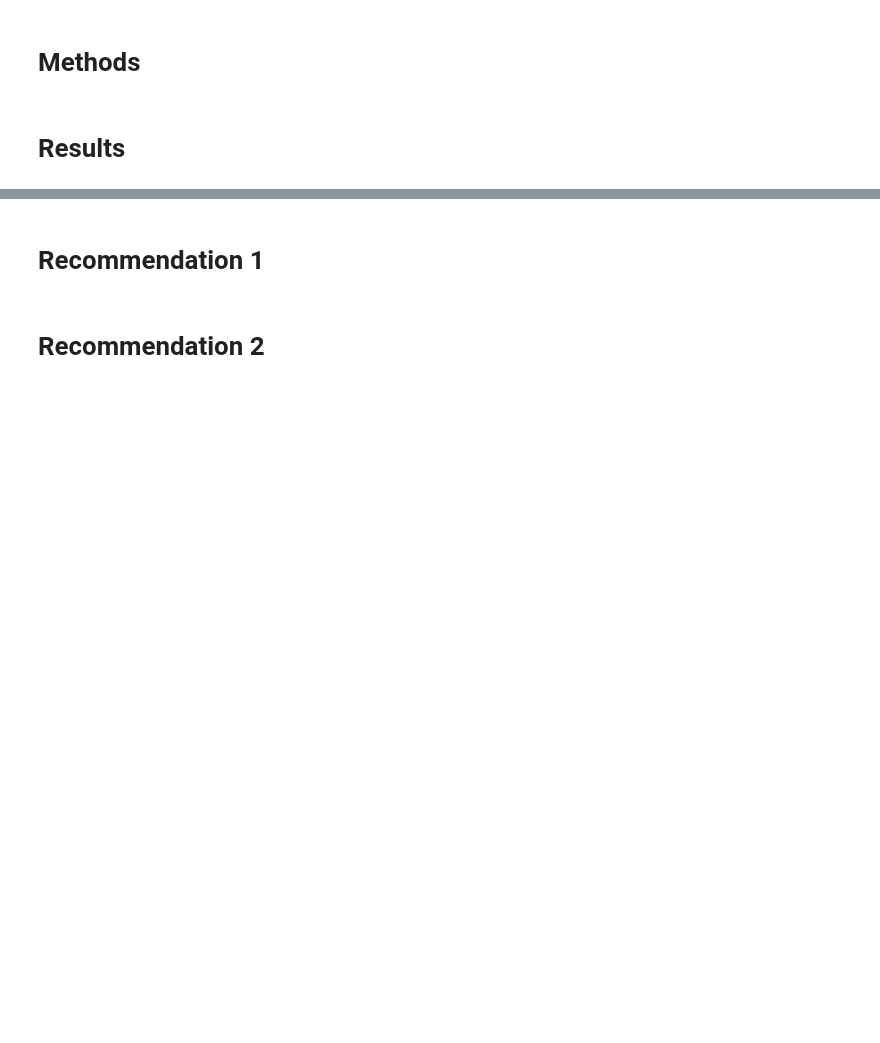
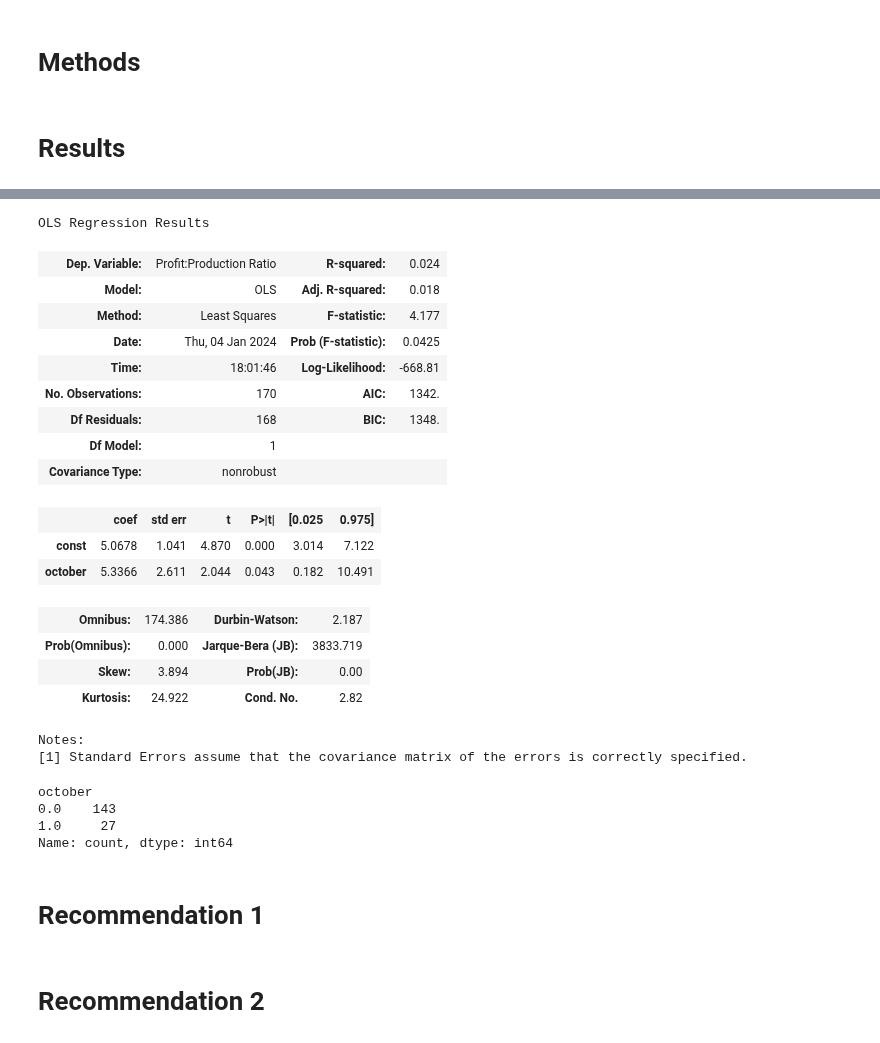
Before and after one commit to Keys2610/dsc-phase-2-project-v3, a Jupyter notebook: Final_Phase_2_Project_Notebook.ipynb, the cells around one changed output, grey strips where cells are left out. Cells and saved outputs as stored; diff of their text form; code cells hidden in the pictures; blank space fills up the shorter version.

```diff
--- a/Final_Phase_2_Project_Notebook.ipynb
+++ b/Final_Phase_2_Project_Notebook.ipynb
@@ -87,0 +142,35 @@ final_merge_df.info()
+# %%
+list_to_drop_from_reg = ['date_month', 'Worldwide Gross:Production Ratio','Spring', 'Summer', 'Fall', 'Winter','30 min','1 hour','1.5 hours','2 hours' ,'2.5 hours', '3 hours', 'doy', 'season','Profit:Production Ratio', 'time_grouping', 'movie_id', 'start_year', 'primary_title', 'original_title', 'genres', 'runtime_minutes', 'director_name', 'writer_name', 'actors', 'id', 'release_date', 'movie', 'year', 'Profit', 'production_budget', 'domestic_gross', 'worldwide_gross']
+X2 = horror_df.drop(columns = list_to_drop_from_reg + genre_list)
+y2 = horror_df['Profit:Production Ratio']
+X2
+X_augmented2 = sm.add_constant(X2)
+results2 = sm.OLS(y2, X_augmented2).fit()
+results2.summary()
+# %% [output]
+OLS Regression Results
+| Dep. Variable: | Profit:Production Ratio | R-squared: | 0.024 |
+| Model: | OLS | Adj. R-squared: | 0.018 |
+| Method: | Least Squares | F-statistic: | 4.177 |
+| Date: | Thu, 04 Jan 2024 | Prob (F-statistic): | 0.0425 |
+| Time: | 18:01:46 | Log-Likelihood: | -668.81 |
+| No. Observations: | 170 | AIC: | 1342. |
+| Df Residuals: | 168 | BIC: | 1348. |
+| Df Model: | 1 |  |  |
+| Covariance Type: | nonrobust |  |  |
+|  | coef | std err | t | P>|t| | [0.025 | 0.975] |
+| const | 5.0678 | 1.041 | 4.870 | 0.000 | 3.014 | 7.122 |
+| october | 5.3366 | 2.611 | 2.044 | 0.043 | 0.182 | 10.491 |
+| Omnibus: | 174.386 | Durbin-Watson: | 2.187 |
+| Prob(Omnibus): | 0.000 | Jarque-Bera (JB): | 3833.719 |
+| Skew: | 3.894 | Prob(JB): | 0.00 |
+| Kurtosis: | 24.922 | Cond. No. | 2.82 |
+Notes:
+[1] Standard Errors assume that the covariance matrix of the errors is correctly specified.
+# %%
+horror_df['october'].value_counts()
+# %% [output]
+october
+0.0    143
+1.0     27
+Name: count, dtype: int64
```
Also changed, not shown: parts of 6 cells of this notebook, 4 other files.
